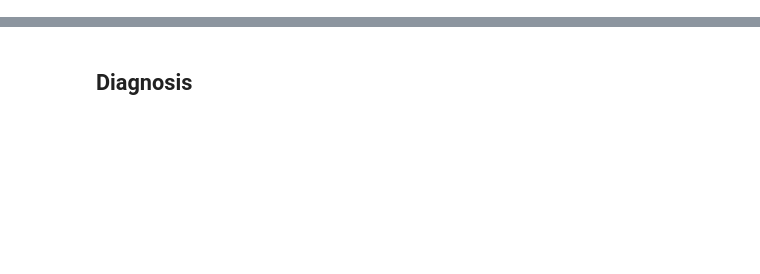
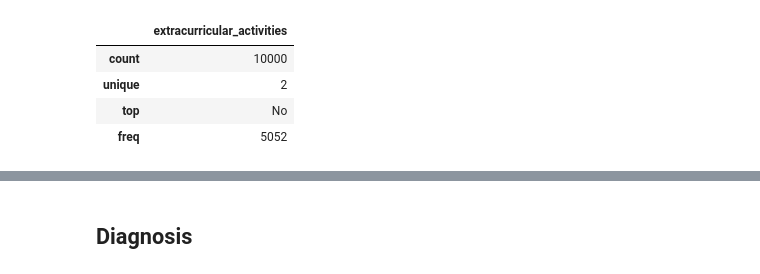
Before and after one commit to dan-teixeira/data-science, a Jupyter notebook: student_performance/student_performance.ipynb, the cells around one changed output, grey strips where cells are left out. Cells and saved outputs as stored; diff of their text form; code cells hidden in the pictures; blank space fills up the shorter version.

```diff
--- a/student_performance/student_performance.ipynb
+++ b/student_performance/student_performance.ipynb
@@ -42,3 +49,12 @@ df_student.describe()
+# %%
+# non-numeric variables
+df_student.select_dtypes(include=object).describe()
+# %% [output]
+|  | extracurricular_activities |
+| count | 10000 |
+| unique | 2 |
+| top | No |
+| freq | 5052 |
 # %%
 rcorr(
     df_student,
```
Also changed, not shown: parts of 20 cells of this notebook, 1 other file.
